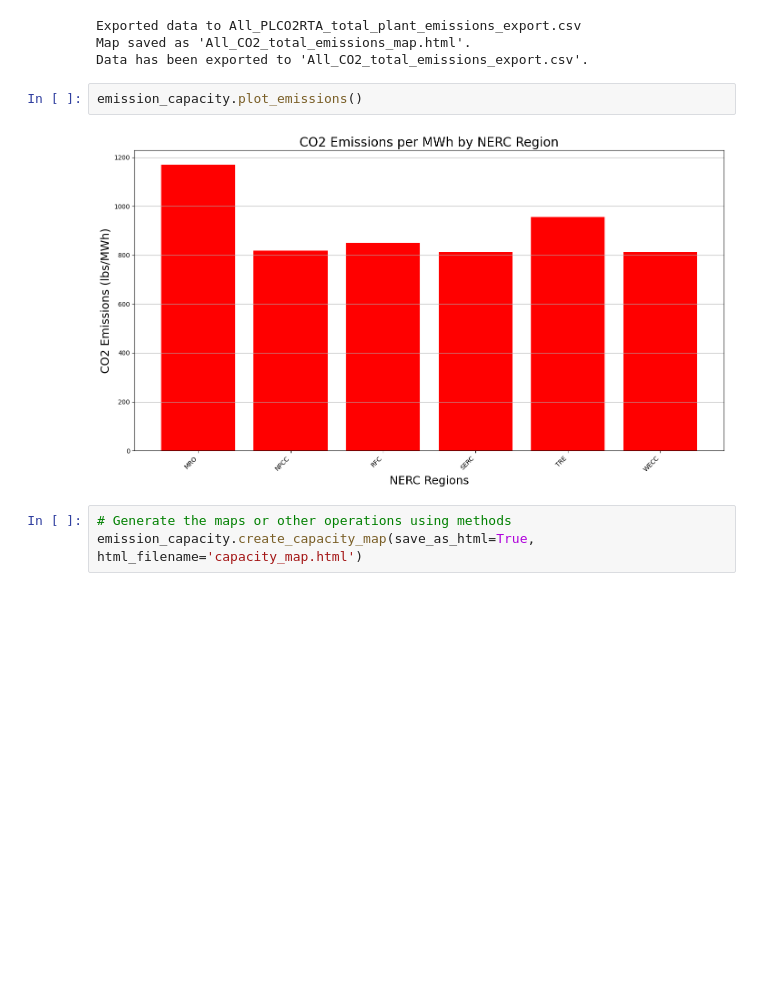
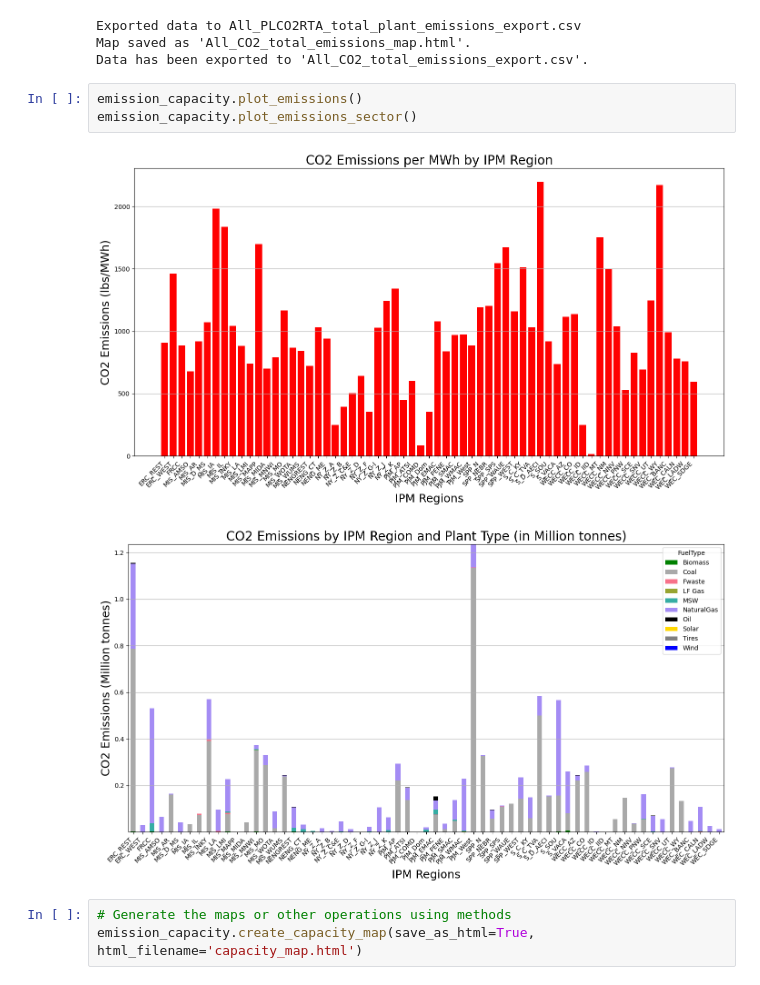
Before and after one commit to ucdavis/good_model, a Jupyter notebook: Model_Output/Output_module.ipynb, the cells around one changed output. Saved outputs shown, nothing was run; the diff lists cells and outputs as text; blank space fills up the shorter version.

```diff
--- a/Model_Output/Output_module.ipynb
+++ b/Model_Output/Output_module.ipynb
@@ -25,8 +25,10 @@ Map saved as 'All_CO2_total_emissions_map.html'.
 Data has been exported to 'All_CO2_total_emissions_export.csv'.
 # %%
 emission_capacity.plot_emissions()
+emission_capacity.plot_emissions_sector()
 # %% [output]
-[figure, old version]
+[figure, new version]
+[figure, added]
 # %%
 # Generate the maps or other operations using methods
 emission_capacity.create_capacity_map(save_as_html=True, html_filename='capacity_map.html')
```
Also changed, not shown: 2 other files.
